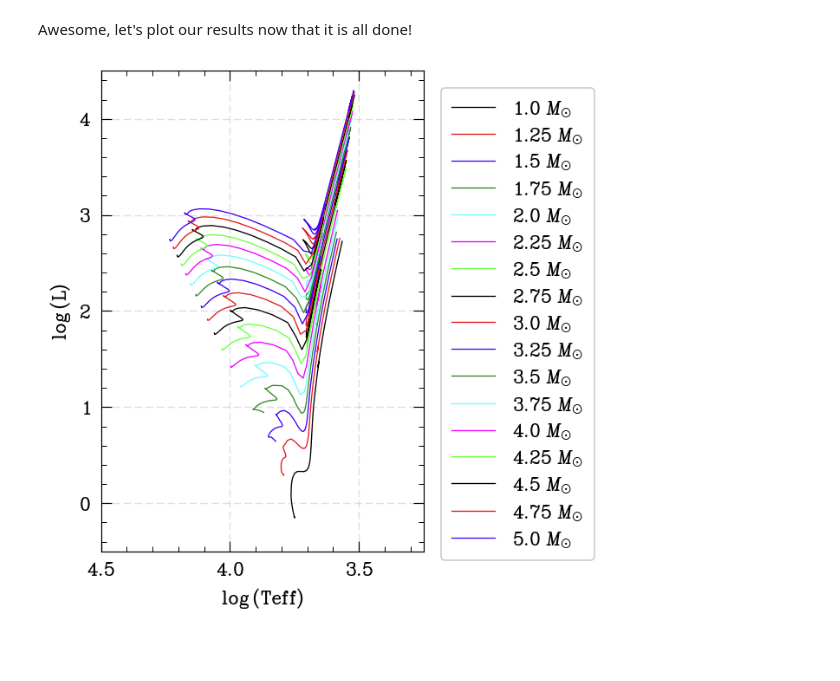
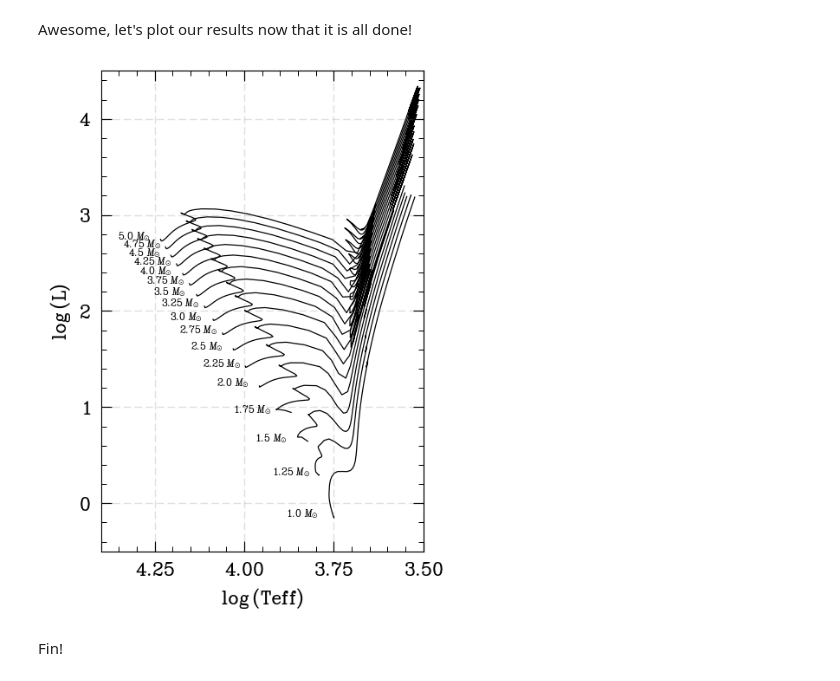
Before and after one commit to CamberCloud-Inc/mesa_demo, a Jupyter notebook: MESA_StellarTracks.ipynb, the cells around one changed output. Drawn from its saved outputs; the diff is of its cells as text; code cells hidden in the pictures; blank space fills up the shorter version.

```diff
--- a/MESA_StellarTracks.ipynb
+++ b/MESA_StellarTracks.ipynb
@@ -166,21 +166,24 @@ This too takes just a few minutes to complete, but you can start plotting as soo
 Awesome, let's plot our results now that it is all done!
 # %%
 fig = plt.figure(figsize=(4,6))
-maxx=4.5
-minx=3.25
+maxx=4.4
+minx=3.5
 miny=-0.5
 maxy=4.5
 
 dirs = sorted([file for file in os.listdir("./") if file.startswith("00")])
 for d in dirs:
     h=mr.MesaData(str(d)+'/LOGS/history.data')
-    plt.plot(h.log_Teff,h.log_L,linewidth=0.8,zorder=1,label=str(round(h.star_mass[0],4))+' $M_{\odot}$')
+    plt.plot(h.log_Teff,h.log_L,linewidth=0.75,zorder=1,label=str(round(h.star_mass[0],4))+' $M_{\odot}$',color='black')
+    plt.annotate(str(round(h.star_mass[0],4))+' $M_{\odot}$', (max(h.log_Teff)+0.12,h.log_L[0]),fontsize=8)
+
 plt.xlim(maxx,minx)
 plt.ylim(miny,maxy)
 plt.grid(alpha=0.25)
-plt.legend(frameon=True,bbox_to_anchor=(1, 1))
 plt.xlabel('$\log$(Teff)')
 plt.ylabel('$\log$(L)')
 plt.show()
 # %% [output]
-[figure, old version]
+[figure, new version]
+# %% [markdown]
+Fin!
```
